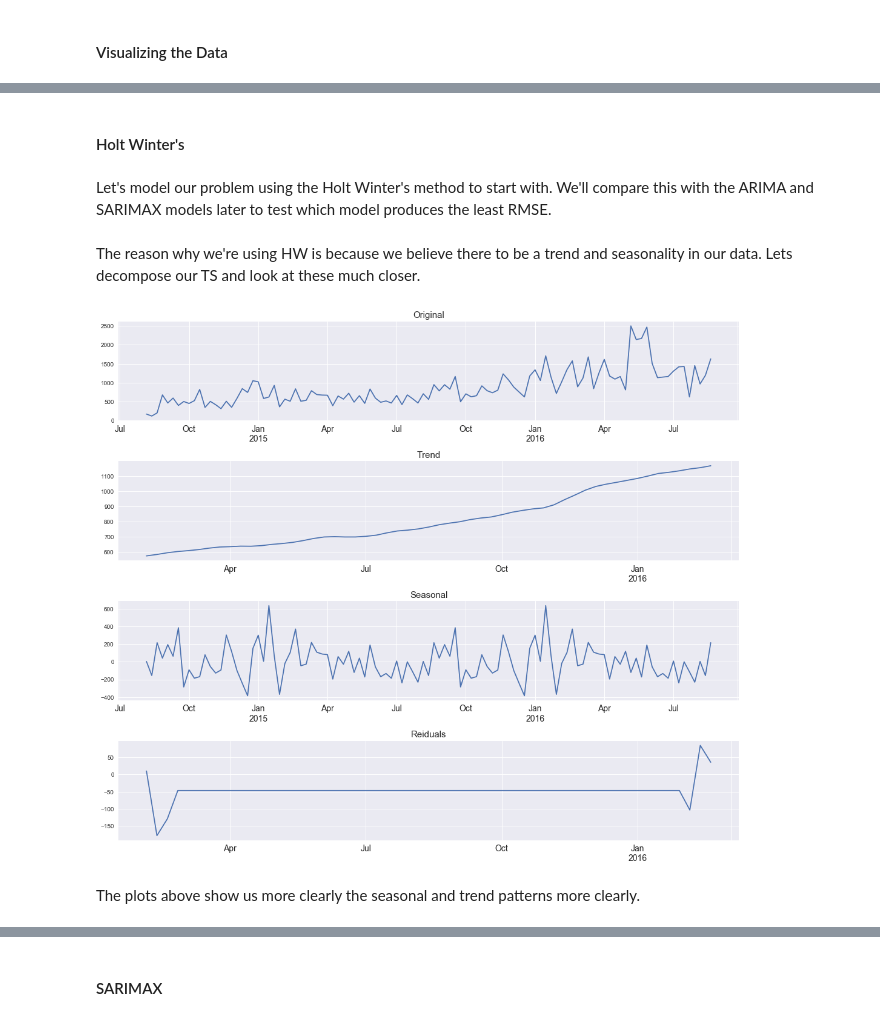
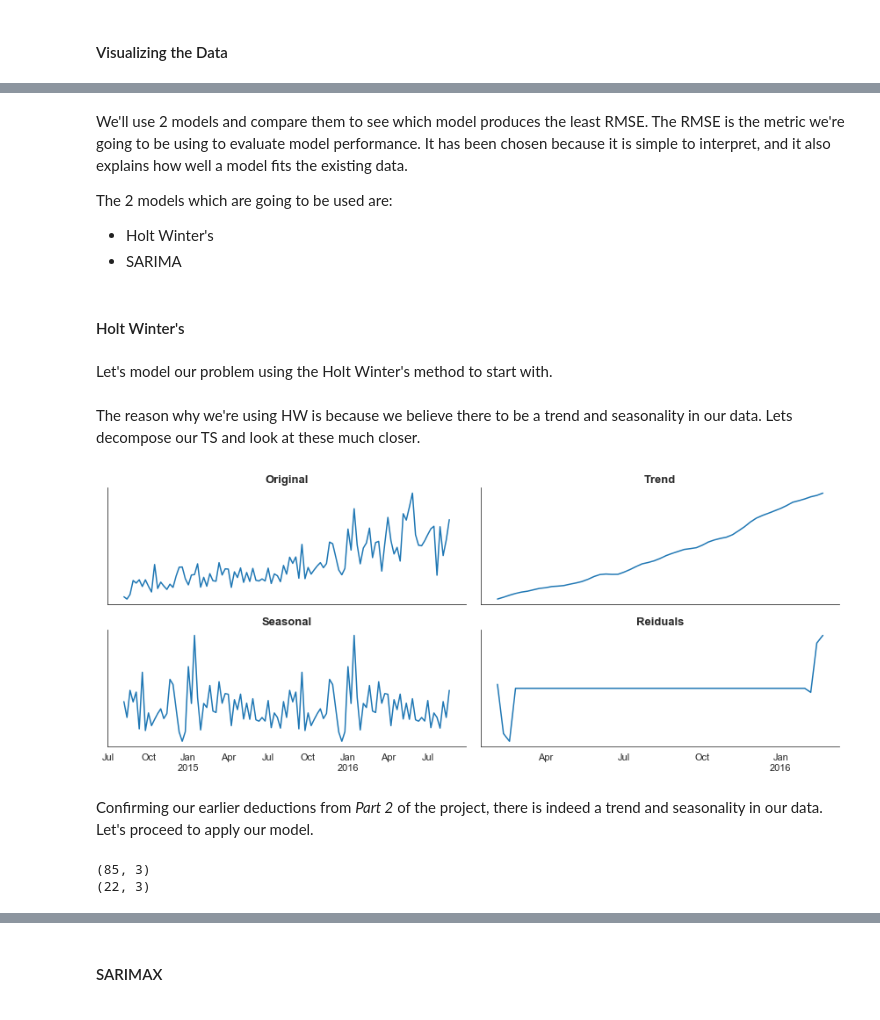
Before and after one commit to simbapy/TinyCoTS_Project, a Jupyter notebook: TinyCo Project/3. TinyCoProject -- Building the Predictive Model.ipynb, the cells around one changed output, grey strips where cells are left out. Saved outputs shown, nothing was run; the diff lists cells and outputs as text; code cells hidden in the pictures.

```diff
--- a/TinyCo Project/3. TinyCoProject -- Building the Predictive Model.ipynb
+++ b/TinyCo Project/3. TinyCoProject -- Building the Predictive Model.ipynb
@@ -87,2 +69,0 @@ Let's plot a time series of the profit for Store 312.
-# %%
-sns.set(rc={'figure.figsize':(12, 5)})
@@ -264,0 +124,16 @@ plt.grid(which='minor', axis='both')
+# %%
+sns.set_style("white")
+
+fig, ax = plt.subplots(figsize=(15,6))
+
+ax.plot(Train["Unit Sales"].resample("W").sum(), marker='.', color="navy")
+ax.plot(Test["Unit Sales"].resample("W").sum(), marker='.', color="orange")
+ax.set_ylabel("Unit Sales", fontsize=13)
+ax.set_title("Unit Sales Time Series", fontsize=14, fontweight="bold")
+ax.xaxis.set_major_locator(mdates.MonthLocator())
+ax.xaxis.set_major_formatter(mdates.DateFormatter('%b %y'))
+
+plt.xticks(rotation=90, fontsize=11)
+
+sns.despine(top=True, right=True, left=True, bottom=True, ax=ax)
+plt.show()
@@ -265,6 +142,12 @@ plt.grid(which='minor', axis='both')
+# %% [markdown]
+We'll use 2 models and compare them to see which model produces the least RMSE. The RMSE is the metric we're going to be using to evaluate model performance. It has been chosen because it is simple to interpret, and it also explains how well a model fits the existing data.
+
+The 2 models which are going to be used are:
+ - Holt Winter's
+ - SARIMA
 # %% [markdown]
 #### Holt Winter's
 # %% [markdown]
-Let's model our problem using the Holt Winter's method to start with. We'll compare this with the ARIMA and SARIMAX models later to test which model produces the least RMSE.
+Let's model our problem using the Holt Winter's method to start with.
 # %% [markdown]
 The reason why we're using HW is because we believe there to be a trend and seasonality in our data. Lets decompose our TS and look at these much closer.
@@ -273,5 +154,5 @@ from statsmodels.tsa.seasonal import seasonal_decompose
 # %%
-week = Store_312[["Profit"]].resample("W").sum()
+week = Store_312[["Unit Sales"]].resample("W").sum()
 
 decomposition = seasonal_decompose(week)
 
@@ -279,34 +160,41 @@ trend = decomposition.trend
 seasonal = decomposition.seasonal
 residual = decomposition.resid
 # %%
-fig, axe = plt.subplots(nrows=4, ncols=1)
+sns.set_style("white")
 
-w = week["Profit"].plot(ax=axe[0], figsize=(15,13))
-w.tick_params(axis='x', which='both', labelsize=14)
-w.set_title('Original', fontsize=15)
+fig, axes = plt.subplots(nrows=2, ncols=2)
+
+w = week["Unit Sales"].plot(ax=axes[0,0], figsize=(12,5))
+w.tick_params(axis='both', which='both', bottom=False, top=False, labelbottom=False, labelleft=False)
+w.set_title('Original', fontsize=13, fontweight="bold")
 w.set_xlabel("")
 w.legend().set_visible(False)
 
-t = trend.plot(ax=axe[1], figsize=(15,13))
-t.tick_params(axis='x', which='both', labelsize=14)
-t.set_title('Trend', fontsize=15)
+t = trend.plot(ax=axes[0,1])
+t.tick_params(axis='both', which='both', bottom=False, top=False, labelbottom=False, labelleft=False)
+t.set_title('Trend', fontsize=13, fontweight="bold")
 t.set_xlabel("")
 t.legend().set_visible(False)
 
-s = seasonal.plot(ax=axe[2], figsize=(15,13))
-s.tick_params(axis='x', which='both', labelsize=14)
-s.set_title('Seasonal', fontsize=15)
+s = seasonal.plot(ax=axes[1,0])
+s.tick_params(axis='both', which='both', labelsize=11, labelleft=False)
+s.set_title('Seasonal', fontsize=13, fontweight="bold")
 s.set_xlabel("")
 s.legend().set_visible(False)
 
-r = residual.plot(ax=axe[3], figsize=(15,13))
-r.tick_params(axis='x', which='both', labelsize=14)
-r.set_title('Reiduals', fontsize=15)
+r = residual.plot(ax=axes[1,1])
+r.tick_params(axis='both', which='both', labelsize=11, labelleft=False)
+r.set_title('Reiduals', fontsize=13, fontweight="bold")
 r.set_xlabel("")
 r.legend().set_visible(False)
 
 plt.tight_layout()
+
+plots = [w, t, s, r]
+
+for i in plots:
+    sns.despine(top=True, right=True, left=False, bottom=False, ax=i)
+
+plt.show()
 # %% [output]
-[figure, old version]
+[figure, new version]
-# %% [markdown]
-The plots above show us more clearly the seasonal and trend patterns more clearly.
@@ -315 +201,9 @@ from statsmodels.tsa.api import ExponentialSmoothing
+# %% [markdown]
+Confirming our earlier deductions from _Part 2_ of the project, there is indeed a trend and seasonality in our data. Let's proceed to apply our model.
+# %%
+print(Train.shape)
+print(Test.shape)
+# %% [output]
+(85, 3)
+(22, 3)
 # %%
```
Also changed, not shown: parts of 233 cells of this notebook, 6 other files.
